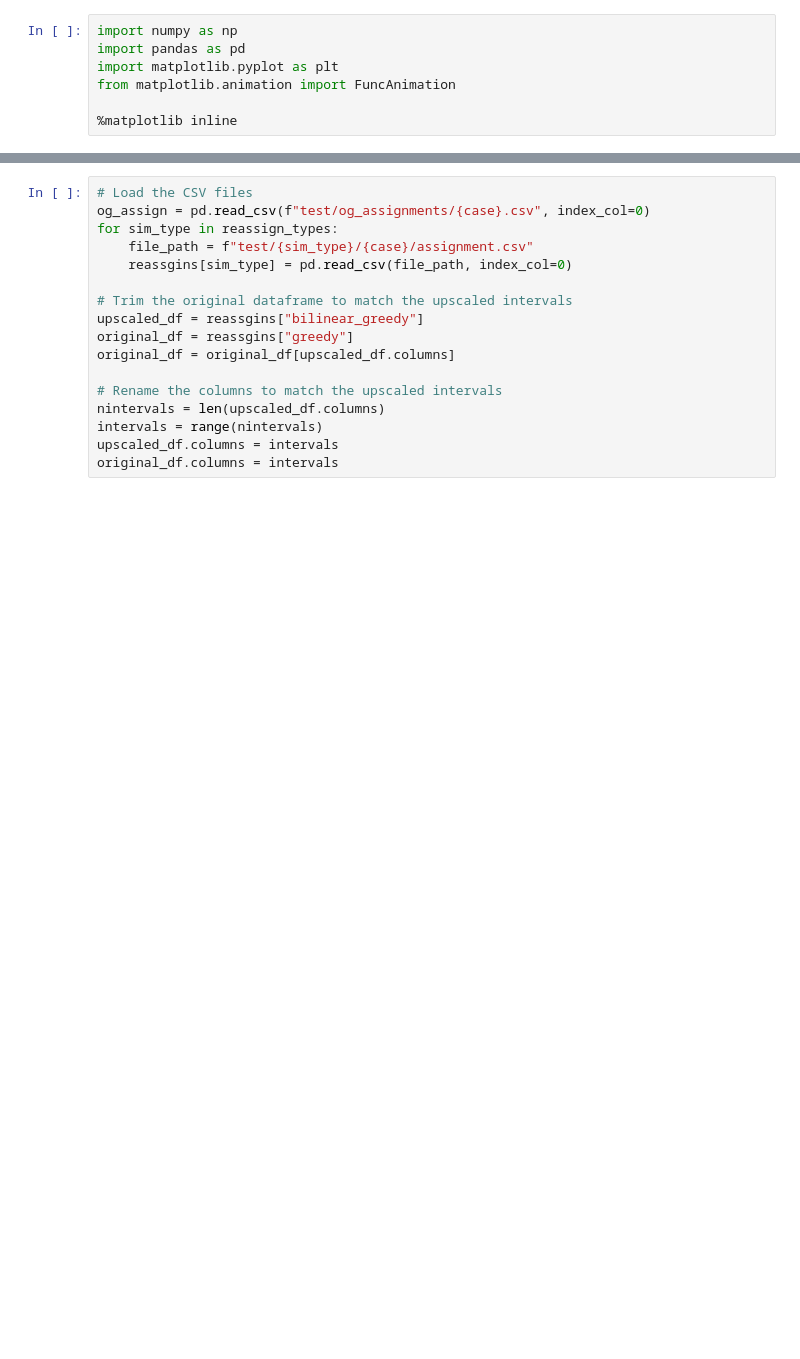
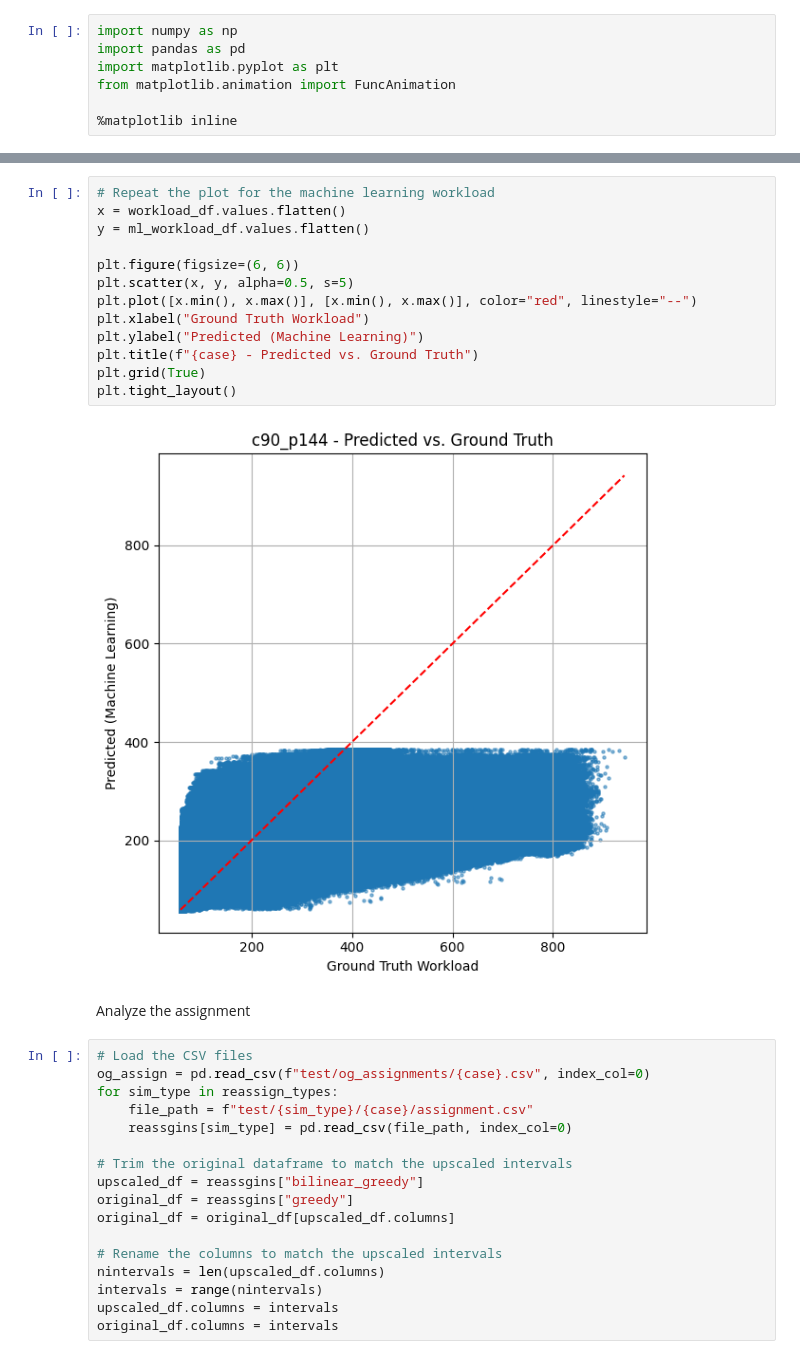
Before and after one commit to Jordan-Sun/simulated-chem, a Jupyter notebook: compare.ipynb, the cells around one changed output, grey strips where cells are left out. Drawn from its saved outputs; the diff is of its cells as text; blank space fills up the shorter version.

```diff
--- a/compare.ipynb
+++ b/compare.ipynb
@@ -23,3 +79,20 @@ reassgins = {}
+# %%
+# Repeat the plot for the machine learning workload
+x = workload_df.values.flatten()
+y = ml_workload_df.values.flatten()
+
+plt.figure(figsize=(6, 6))
+plt.scatter(x, y, alpha=0.5, s=5)
+plt.plot([x.min(), x.max()], [x.min(), x.max()], color="red", linestyle="--")
+plt.xlabel("Ground Truth Workload")
+plt.ylabel("Predicted (Machine Learning)")
+plt.title(f"{case} - Predicted vs. Ground Truth")
+plt.grid(True)
+plt.tight_layout()
+# %% [output]
+[figure, added]
+# %% [markdown]
+Analyze the assignment
 # %%
 # Load the CSV files
 og_assign = pd.read_csv(f"test/og_assignments/{case}.csv", index_col=0)
```
Also changed, not shown: parts of 36 cells of this notebook, 4 other files.
